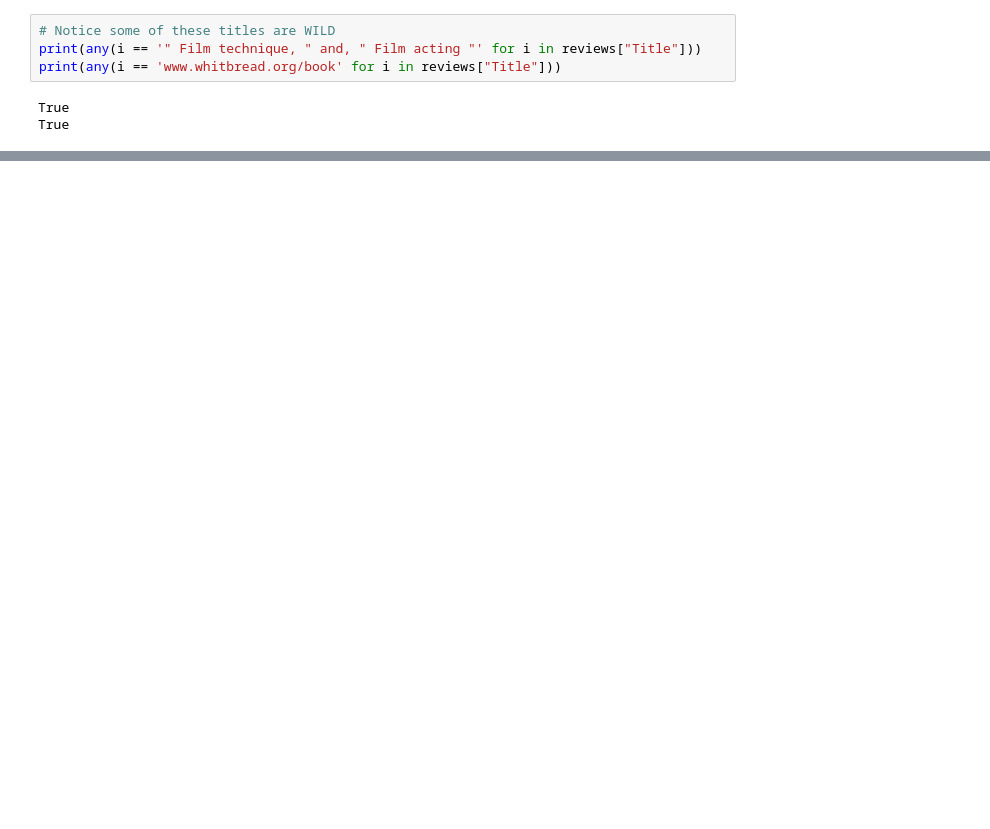
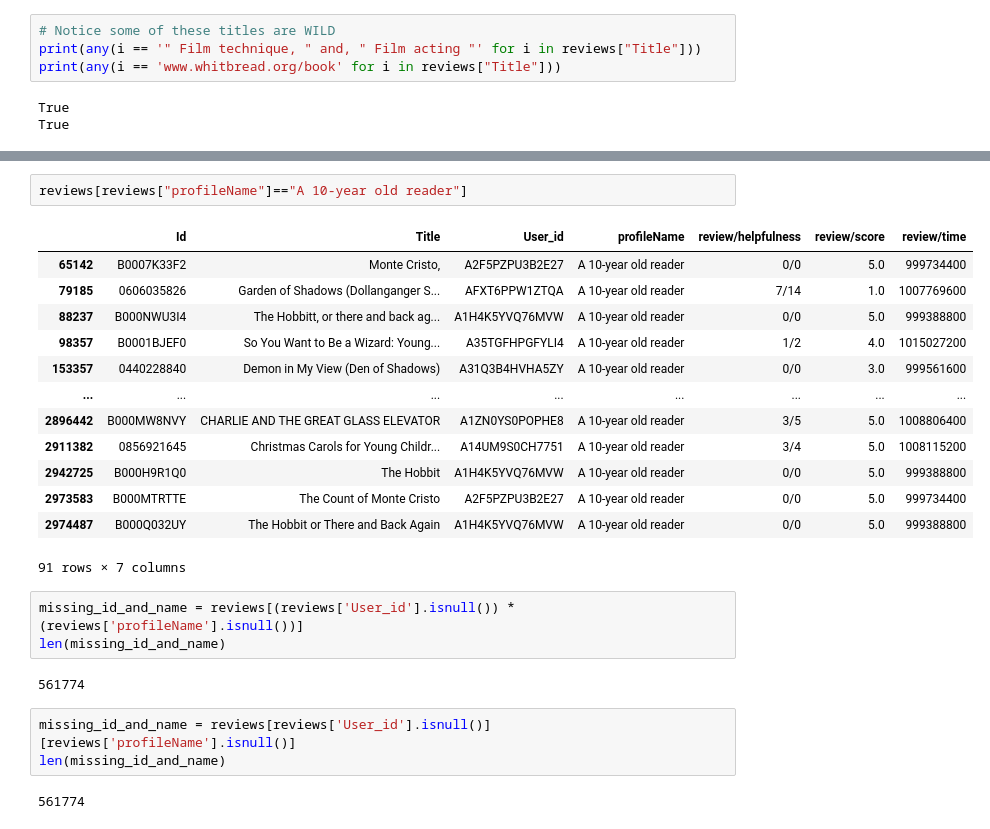
Before and after one commit to feyclan/WT_analysis, a Jupyter notebook: Cleaning.ipynb, the cells around one changed output, grey strips where cells are left out. Cells and saved outputs as stored; diff of their text form; blank space fills up the shorter version.

```diff
--- a/Cleaning.ipynb
+++ b/Cleaning.ipynb
@@ -137,0 +232,26 @@ Name: count, Length: 212403, dtype: int64
+# %%
+reviews[reviews["profileName"]=="A 10-year old reader"]
+# %% [output]
+|  | Id | Title | User_id | profileName | review/helpfulness | review/score | review/time |
+| 65142 | B0007K33F2 | Monte Cristo, | A2F5PZPU3B2E27 | A 10-year old reader | 0/0 | 5.0 | 999734400 |
+| 79185 | 0606035826 | Garden of Shadows (Dollanganger S... | AFXT6PPW1ZTQA | A 10-year old reader | 7/14 | 1.0 | 1007769600 |
+| 88237 | B000NWU3I4 | The Hobbitt, or there and back ag... | A1H4K5YVQ76MVW | A 10-year old reader | 0/0 | 5.0 | 999388800 |
+| 98357 | B0001BJEF0 | So You Want to Be a Wizard: Young... | A35TGFHPGFYLI4 | A 10-year old reader | 1/2 | 4.0 | 1015027200 |
+| 153357 | 0440228840 | Demon in My View (Den of Shadows) | A31Q3B4HVHA5ZY | A 10-year old reader | 0/0 | 3.0 | 999561600 |
+| ... | ... | ... | ... | ... | ... | ... | ... |
+| 2896442 | B000MW8NVY | CHARLIE AND THE GREAT GLASS ELEVATOR | A1ZN0YS0POPHE8 | A 10-year old reader | 3/5 | 5.0 | 1008806400 |
+| 2911382 | 0856921645 | Christmas Carols for Young Childr... | A14UM9S0CH7751 | A 10-year old reader | 3/4 | 5.0 | 1008115200 |
+| 2942725 | B000H9R1Q0 | The Hobbit | A1H4K5YVQ76MVW | A 10-year old reader | 0/0 | 5.0 | 999388800 |
+| 2973583 | B000MTRTTE | The Count of Monte Cristo | A2F5PZPU3B2E27 | A 10-year old reader | 0/0 | 5.0 | 999734400 |
+| 2974487 | B000Q032UY | The Hobbit or There and Back Again | A1H4K5YVQ76MVW | A 10-year old reader | 0/0 | 5.0 | 999388800 |
+91 rows × 7 columns
+# %%
+missing_id_and_name = reviews[(reviews['User_id'].isnull()) * (reviews['profileName'].isnull())]
+len(missing_id_and_name)
+# %% [output]
+561774
+# %%
+missing_id_and_name = reviews[reviews['User_id'].isnull()][reviews['profileName'].isnull()]
+len(missing_id_and_name)
+# %% [output]
+561774
```
Also changed, not shown: parts of 17 cells of this notebook.
